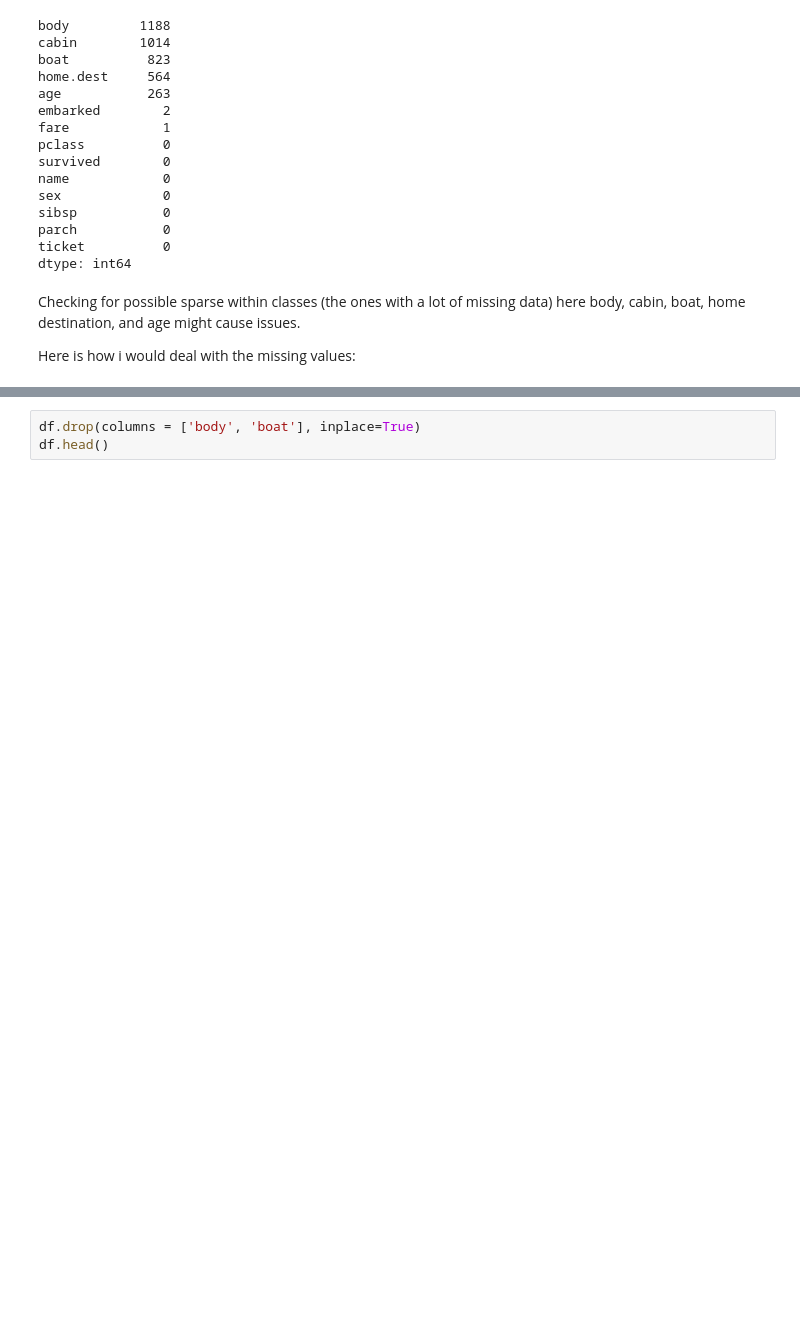
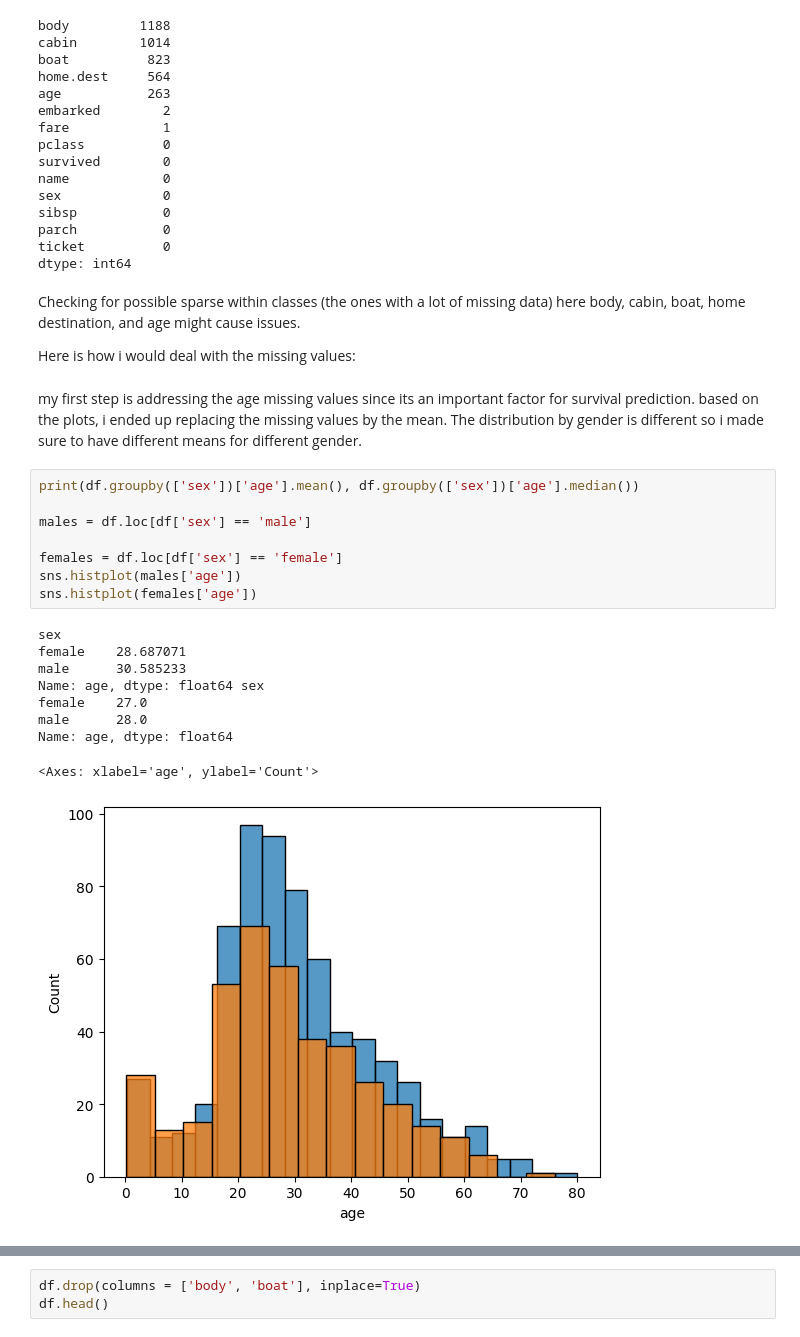
Before and after one commit to leaabj/ML-fundamentals-2025, a Jupyter notebook: assignment_1_lea_aboujaoude[_aboujaoude].ipynb, the cells around one changed output, grey strips where cells are left out. Drawn from its saved outputs; the diff is of its cells as text; blank space fills up the shorter version.

```diff
--- a/assignment_1_lea_aboujaoude[_aboujaoude].ipynb
+++ b/assignment_1_lea_aboujaoude[_aboujaoude].ipynb
@@ -79,4 +80,25 @@ Checking for possible sparse within classes (the ones with a lot of missing data
 here body, cabin, boat, home destination, and age might cause issues.
 
 Here is how i would deal with the missing values:
+# %% [markdown]
+my first step is addressing the age missing values since its an important factor for survival prediction.
+based on the plots, i ended up replacing the missing values by the mean. The distribution by gender is different so i made sure to have different means for different gender.
+# %%
+print(df.groupby(['sex'])['age'].mean(), df.groupby(['sex'])['age'].median())
+
+males = df.loc[df['sex'] == 'male']
+
+females = df.loc[df['sex'] == 'female']
+sns.histplot(males['age'])
+sns.histplot(females['age'])
+# %% [output]
+sex
+female    28.687071
+male      30.585233
+Name: age, dtype: float64 sex
+female    27.0
+male      28.0
+Name: age, dtype: float64
+<Axes: xlabel='age', ylabel='Count'>
+[figure, added]
 # %%
```
Also changed, not shown: parts of 18 cells of this notebook.
